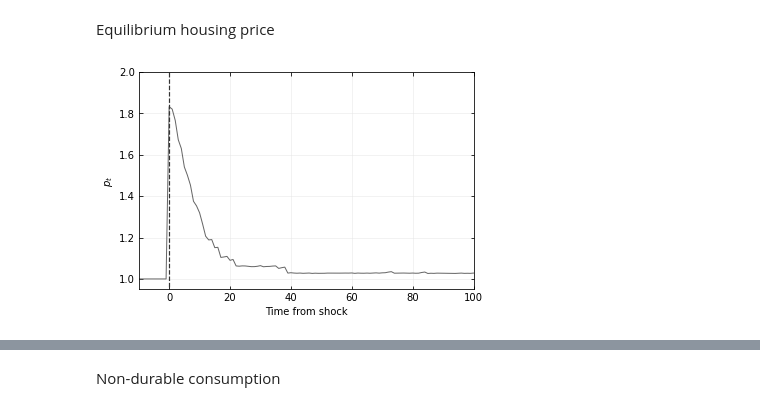
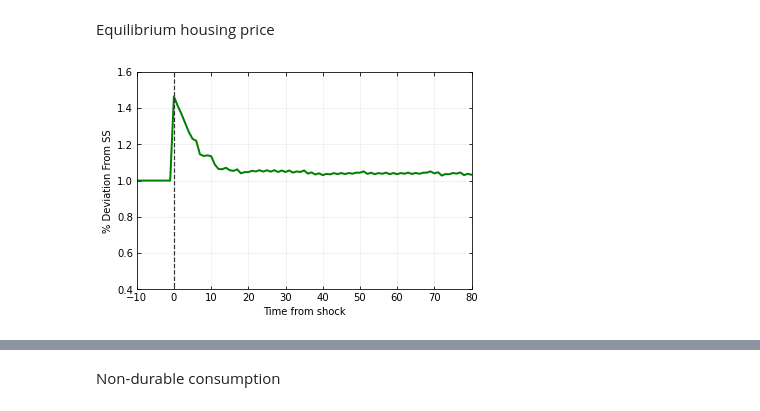
Before and after one commit to madsankern/MA_thesis, a Jupyter notebook: 01 - Transition.ipynb, the cells around one changed output, grey strips where cells are left out. Drawn from its saved outputs; the diff is of its cells as text; code cells hidden in the pictures.

```diff
--- a/01 - Transition.ipynb
+++ b/01 - Transition.ipynb
@@ -79,2 +69,6 @@ model_path.simulate() # simulate initial ss
+# %%
+H_ghost = np.mean(model_path.sim_path.d, axis=1)
+# %%
+model_path.par.R_drop = 0.005
 # %% [markdown]
 Check how the partial eq. impulse response looks
@@ -93,7 +77,7 @@ plt.show()
 path_ph = np.zeros(model_path.par.path_T + model_path.par.T)
 
 # b. setting - 0.9999
-nu = 0.3 # relaxation parameter
+nu = 0.1 # relaxation parameter
 max_iter = 1000 # maximum number of iterations
 
 # # c. Set path of prices
@@ -118,7 +102,7 @@ for _ in range(max_iter):
 
     # v. update
     path_ph[:model_path.par.path_T] = path_ph[:model_path.par.path_T] + nu*(H - H_ghost)
-    path_ph[model_path.par.path_T:] = path_ph[model_path.par.path_T-3]
+    path_ph[model_path.par.path_T:] = path_ph[model_path.par.path_T-3] # think about this term
 
     model_path.par.path_ph = path_ph
 
@@ -126,5 +110,6 @@ for _ in range(max_iter):
     it += 1
     if it > max_iter: raise Exception('too many iterations')
 
+    print('p_max is ' +str(path_ph[0]))
     print(str(it)+'th iteration: dif = '+str(max_abs_diff))
 # %% [output]
@@ -150,17 +140,17 @@ for _ in range(max_iter):
 # %% [markdown]
 Define path of aggregates, so that it starts 10 periods before the shock
 # %%
-p_path = np.zeros(10+model_path.par.path_T)
-p_path[0:10] = model_path.par.ph
-p_path[10:] = model_path.par.path_ph[0:model_path.par.path_T]
+p_path_base = np.zeros(10+model_path.par.path_T)
+p_path_base[0:10] = model_path.par.ph
+p_path_base[10:] = model_path.par.path_ph[0:model_path.par.path_T] / model_path.par.ph
 
-c_path = np.zeros(10+model_path.par.path_T)
-c_path[0:10] = np.mean(model_path.sim.c, axis=1)[-10:]
-c_path[10:] = np.mean(model_path.sim_path.c, axis=1)
+c_path_base = np.zeros(10+model_path.par.path_T)
+c_path_base[0:10] = np.mean(model_path.sim.c, axis=1)[-10:] / np.mean(model_path.sim.c, axis=1)[-1:]
+c_path_base[10:] = np.mean(model_path.sim_path.c, axis=1)/ np.mean(model_path.sim.c, axis=1)[-1:]
 
-m_path = np.zeros(10+model_path.par.path_T)
-m_path[0:10] = np.mean(model_path.sim.m, axis=1)[-10:]
-m_path[10:] = np.mean(model_path.sim_path.m, axis=1)
+a_path_base = np.zeros(10+model_path.par.path_T)
+a_path_base[0:10] = np.mean(model_path.sim.a, axis=1)[-10:] / np.mean(model_path.sim.a, axis=1)[-1:]
+a_path_base[10:] = np.mean(model_path.sim_path.a, axis=1) / np.mean(model_path.sim.a, axis=1)[-1:]
 
 t_axis = range(-10,200) # Time from shock
 # %% [markdown]
@@ -168,21 +158,21 @@ Equilibrium housing price
 # %%
 fig = plt.figure(figsize=(6,4))
 ax = fig.add_subplot(1,1,1)
 
-ax.plot(t_axis, p_path, color = '0.4', linestyle='-', linewidth=1,  label = 'Demand',zorder=2)
+ax.plot(t_axis, p_path_base, color = 'green', linestyle='-', linewidth=2,  label = 'Demand',zorder=2)
 ax.vlines(0,0,10, color = '0.2', linestyle='--', linewidth = 1.2, zorder=2)
 
-ax.set_xlim(-10,100)
+ax.set_xlim(-10,80)
 # ax.set_ylim(6.98,7.53)
-ax.set_ylim(0.95,2.0)
+ax.set_ylim(0.4,1.6)
 
 ax.set_xlabel('Time from shock')
-ax.set_ylabel(r'$p_t$')
+ax.set_ylabel(r'% Deviation From SS')
 
 ax.grid(visible=True, which = 'major', linestyle='-', linewidth=0.5, color='0.9')
 ax.tick_params(axis='both',bottom=True,top=True,left=True,right=True,direction='in',which='both')
 # ax.legend(frameon = True, edgecolor = 'k', facecolor = 'white', framealpha=1, fancybox=False)
 
-# plt.savefig('../../tex/figs/IRF_ph.pdf')
+plt.savefig('../../tex/figs/IRF_ph.pdf')
 # %% [output]
-[figure, old version]
+[figure, new version]
```
Also changed, not shown: parts of 45 cells of this notebook, 1 other file.
